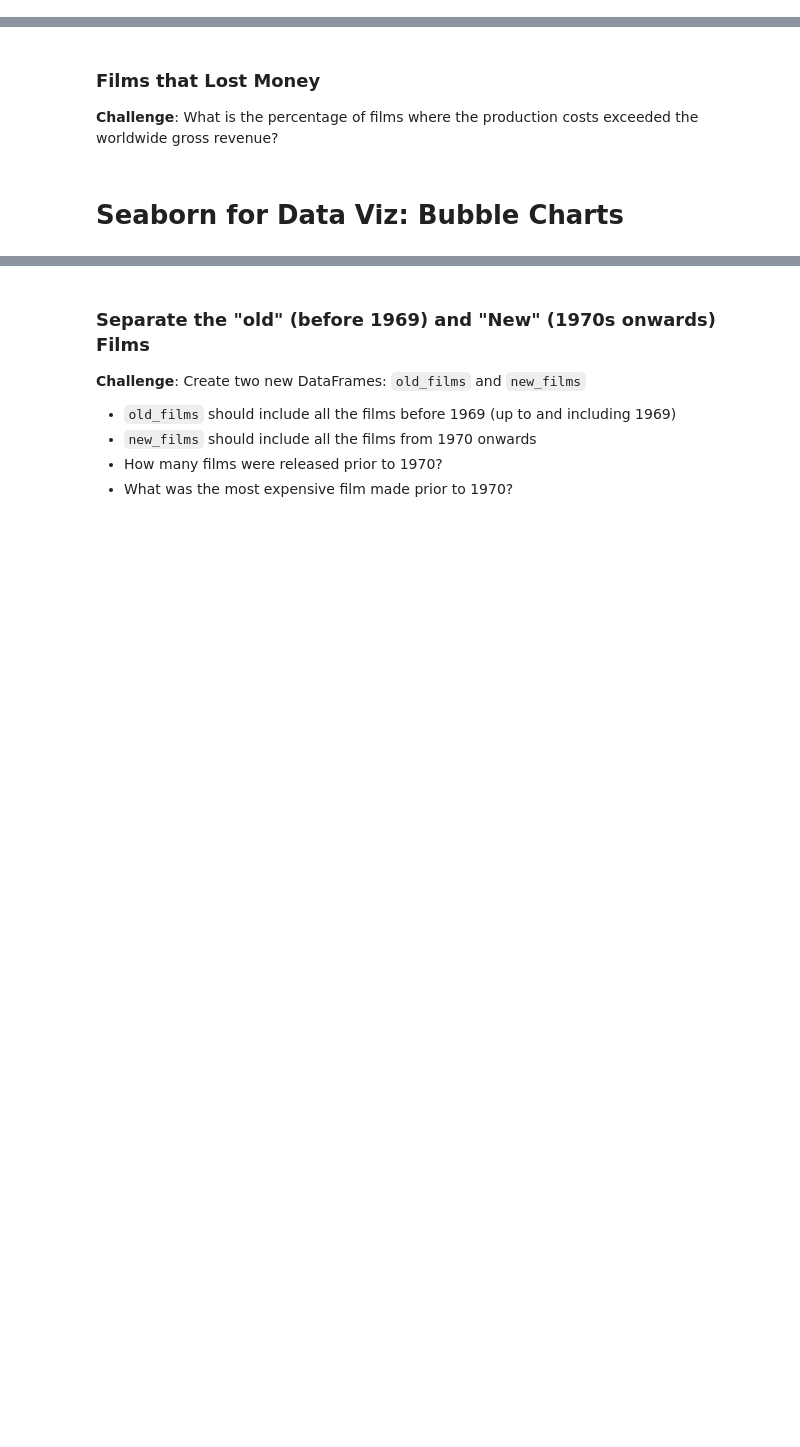
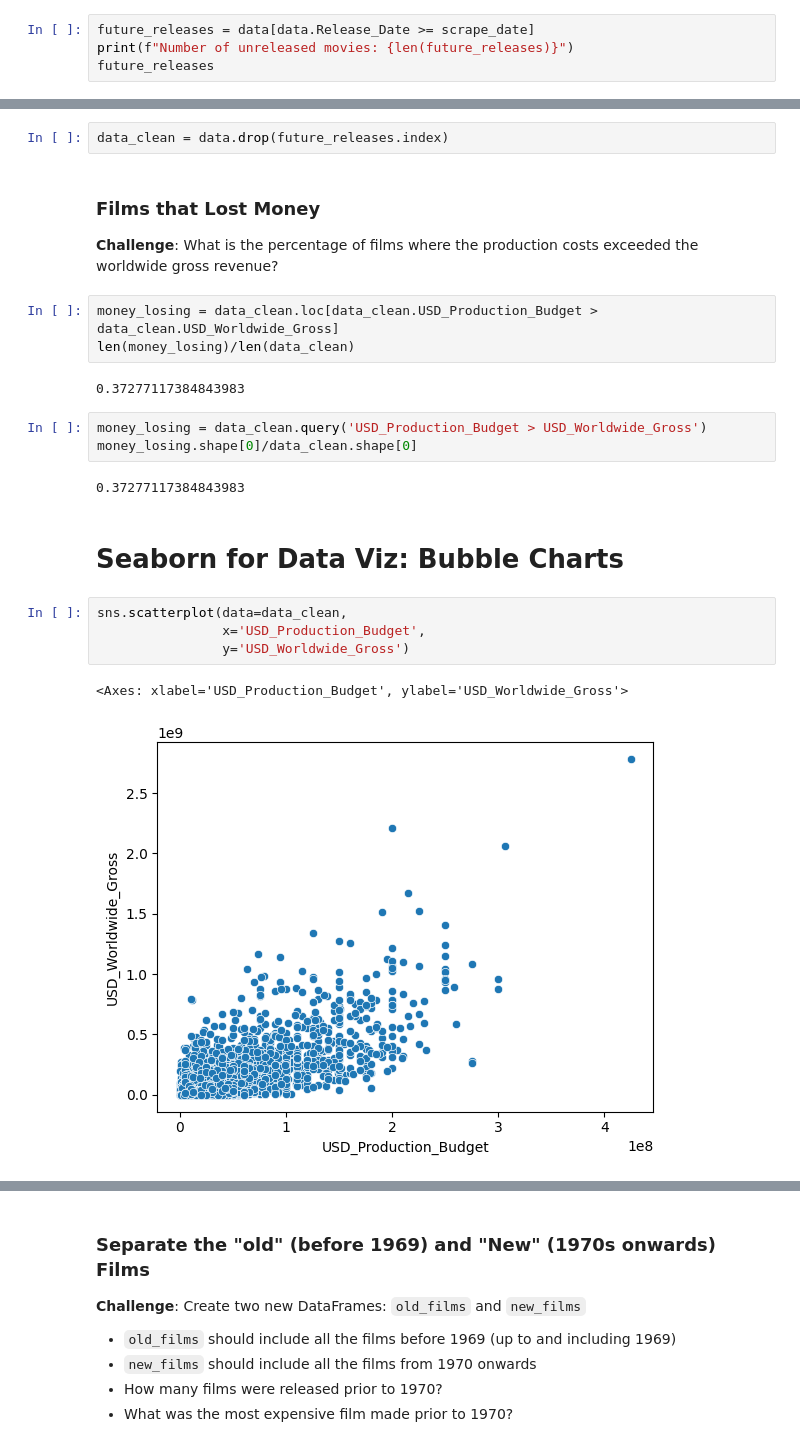
Before and after one commit to Sarveshsingh2007/Python-udemy, a Jupyter notebook: day78/Seaborn_Linear_Regression/Seaborn_and_Linear_Regression.ipynb, the cells around one changed output, grey strips where cells are left out. Saved outputs shown, nothing was run; the diff lists cells and outputs as text; blank space fills up the shorter version.

Commit message:
Update Seaborn Data Visualisation in Seaborn_and_linear_regression.ipynb day78

```diff
--- a/day78/Seaborn_Linear_Regression/Seaborn_and_Linear_Regression.ipynb
+++ b/day78/Seaborn_Linear_Regression/Seaborn_and_Linear_Regression.ipynb
@@ -206 +231,5 @@ Hint: This time you'll have to use the `and` keyword.
 scrape_date = pd.Timestamp('2018-5-1')
+# %%
+future_releases = data[data.Release_Date >= scrape_date]
+print(f"Number of unreleased movies: {len(future_releases)}")
+future_releases
@@ -207,7 +246,26 @@ scrape_date = pd.Timestamp('2018-5-1')
+# %%
+data_clean = data.drop(future_releases.index)
 # %% [markdown]
 ### Films that Lost Money
 
 **Challenge**:
 What is the percentage of films where the production costs exceeded the worldwide gross revenue?
+# %%
+money_losing = data_clean.loc[data_clean.USD_Production_Budget > data_clean.USD_Worldwide_Gross]
+len(money_losing)/len(data_clean)
+# %% [output]
+0.37277117384843983
+# %%
+money_losing = data_clean.query('USD_Production_Budget > USD_Worldwide_Gross')
+money_losing.shape[0]/data_clean.shape[0]
+# %% [output]
+0.37277117384843983
 # %% [markdown]
 # Seaborn for Data Viz: Bubble Charts
+# %%
+sns.scatterplot(data=data_clean,
+                x='USD_Production_Budget',
+                y='USD_Worldwide_Gross')
+# %% [output]
+<Axes: xlabel='USD_Production_Budget', ylabel='USD_Worldwide_Gross'>
+[figure, added]
```
Also changed, not shown: parts of 9 cells of this notebook.
